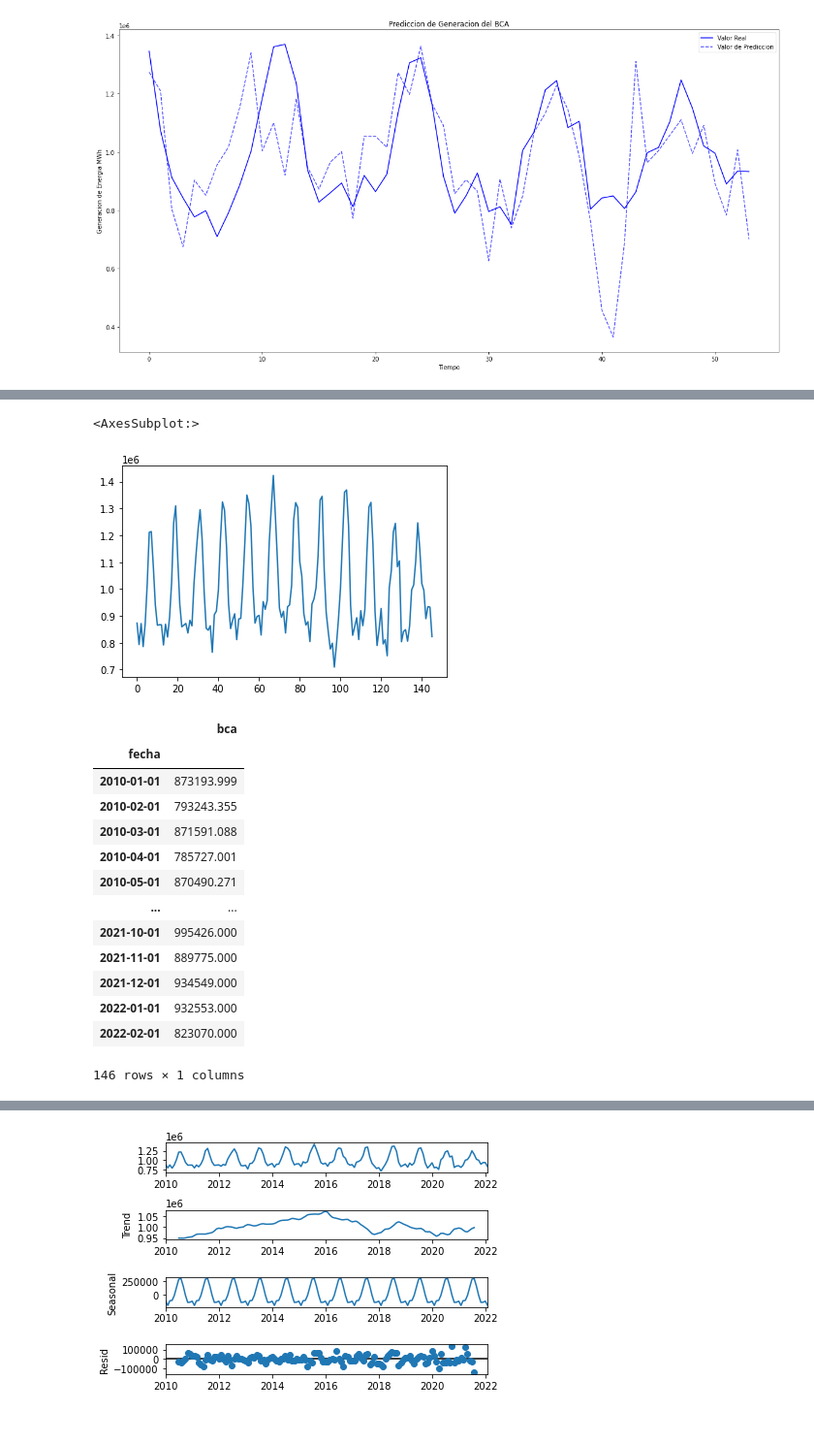
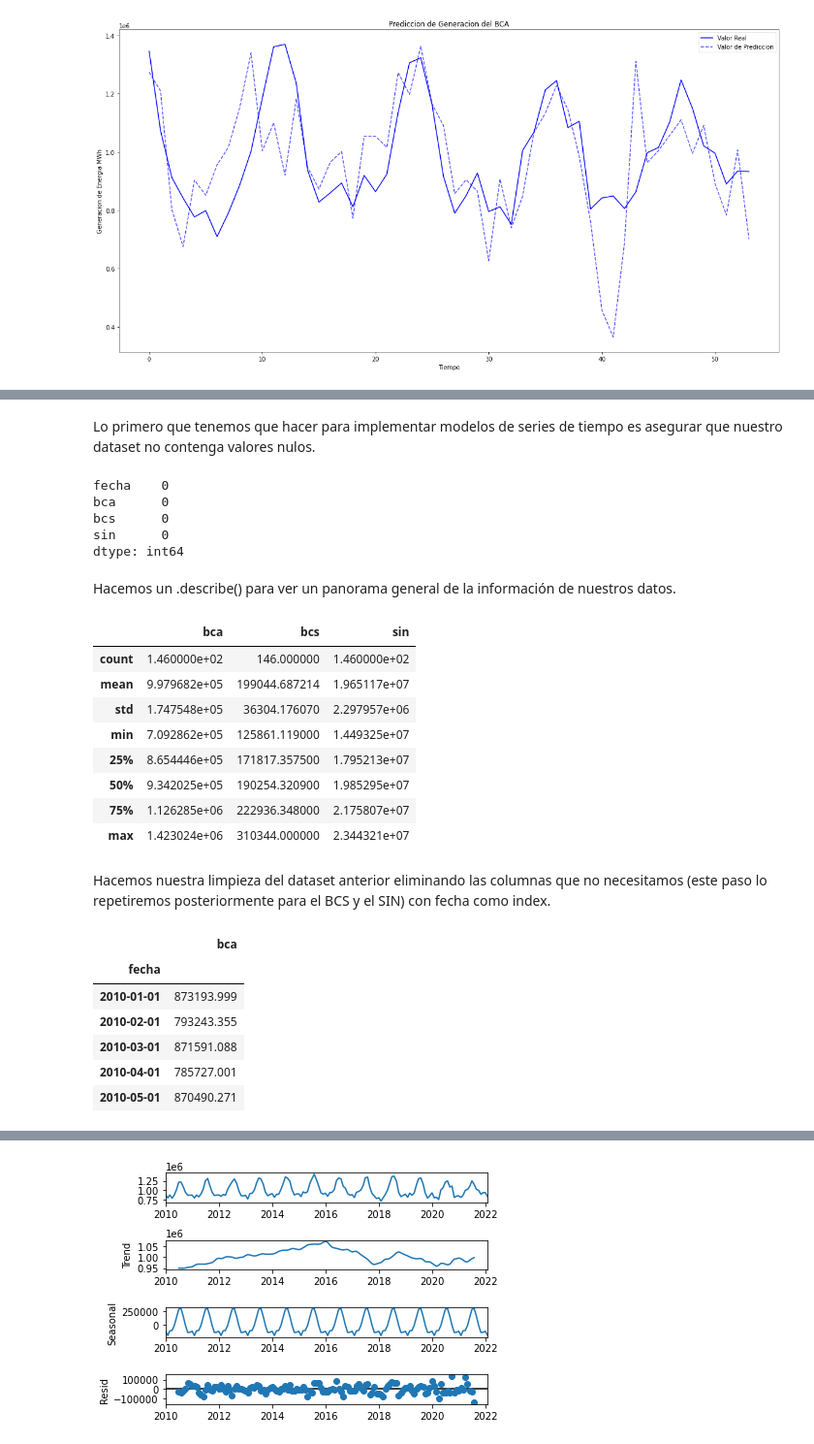
Before and after one commit to rosalesmm/ProyectoBEDU, a Jupyter notebook: Proyecto_BEDU_3.ipynb, the cells around one changed output, grey strips where cells are left out. Shown at 97% size. Cells and saved outputs as stored; diff of their text form; code cells hidden in the pictures.

```diff
--- a/Proyecto_BEDU_3.ipynb
+++ b/Proyecto_BEDU_3.ipynb
@@ -219,30 +294,39 @@ plt.show()
+# %% [markdown]
+Lo primero que tenemos que hacer para implementar modelos de series de tiempo es asegurar que nuestro dataset no contenga valores nulos.
 # %%
-df
 df.isna().sum()
-
-df.describe()
-
-df['bca'].plot()
 # %% [output]
-<AxesSubplot:>
+fecha    0
+bca      0
+bcs      0
+sin      0
+dtype: int64
-[figure, removed]
+# %% [markdown]
+Hacemos un .describe() para ver un panorama general de la información de nuestros datos.
+# %%
+df.describe()
+# %% [output]
+|  | bca | bcs | sin |
+| count | 1.460000e+02 | 146.000000 | 1.460000e+02 |
+| mean | 9.979682e+05 | 199044.687214 | 1.965117e+07 |
+| std | 1.747548e+05 | 36304.176070 | 2.297957e+06 |
+| min | 7.092862e+05 | 125861.119000 | 1.449325e+07 |
+| 25% | 8.654446e+05 | 171817.357500 | 1.795213e+07 |
+| 50% | 9.342025e+05 | 190254.320900 | 1.985295e+07 |
+| 75% | 1.126285e+06 | 222936.348000 | 2.175807e+07 |
+| max | 1.423024e+06 | 310344.000000 | 2.344321e+07 |
+# %% [markdown]
+Hacemos nuestra limpieza del dataset anterior eliminando las columnas que no necesitamos (este paso lo repetiremos posteriormente para el BCS y el SIN) con fecha como index.
 # %%
 df_bca = df.drop(columns = ['sin', 'bcs'])
 df_bca.set_index(df_bca['fecha'], inplace=True)
 df_bca.drop(columns='fecha', inplace=True)
-df_bca
+df_bca.head()
 # %% [output]
 |  | bca |
 | fecha |  |
 | 2010-01-01 | 873193.999 |
 | 2010-02-01 | 793243.355 |
 | 2010-03-01 | 871591.088 |
 | 2010-04-01 | 785727.001 |
 | 2010-05-01 | 870490.271 |
-| ... | ... |
-| 2021-10-01 | 995426.000 |
-| 2021-11-01 | 889775.000 |
-| 2021-12-01 | 934549.000 |
-| 2022-01-01 | 932553.000 |
-| 2022-02-01 | 823070.000 |
-146 rows × 1 columns
```
Also changed, not shown: parts of 56 cells of this notebook.
